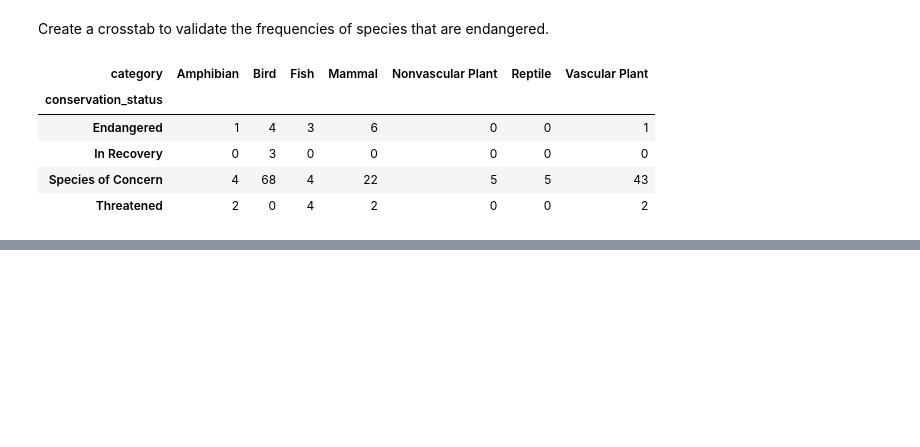
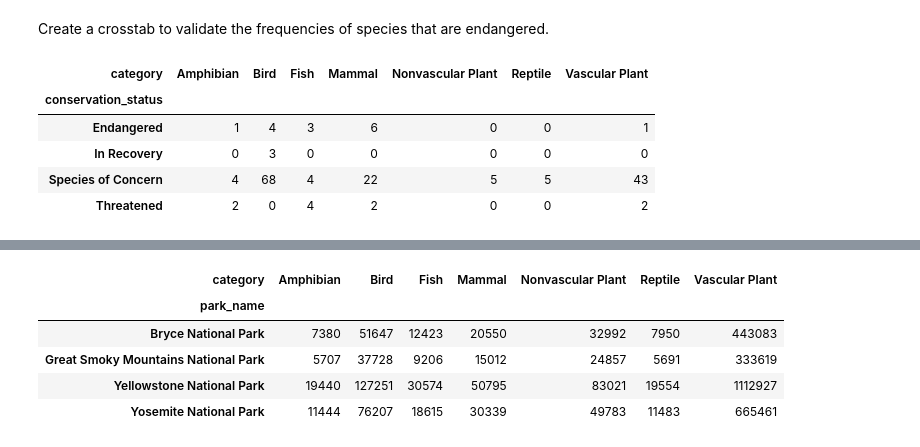
Before and after one commit to mandresst/Biodiversity-in-National-Parks-Project, a Jupyter notebook: biodiversity.ipynb, the cells around one changed output, grey strips where cells are left out. Drawn from its saved outputs; the diff is of its cells as text; code cells hidden in the pictures; blank space fills up the shorter version.

```diff
--- a/biodiversity.ipynb
+++ b/biodiversity.ipynb
@@ -329,0 +372,11 @@ plt.show()
+# %%
+# Create a contingency table
+park_cat =  full_data.groupby(['park_name', 'category'])['observations'].sum().unstack()
+park_cat
+# %% [output]
+| category | Amphibian | Bird | Fish | Mammal | Nonvascular Plant | Reptile | Vascular Plant |
+| park_name |  |  |  |  |  |  |  |
+| Bryce National Park | 7380 | 51647 | 12423 | 20550 | 32992 | 7950 | 443083 |
+| Great Smoky Mountains National Park | 5707 | 37728 | 9206 | 15012 | 24857 | 5691 | 333619 |
+| Yellowstone National Park | 19440 | 127251 | 30574 | 50795 | 83021 | 19554 | 1112927 |
+| Yosemite National Park | 11444 | 76207 | 18615 | 30339 | 49783 | 11483 | 665461 |
```
Also changed, not shown: parts of 9 cells of this notebook.
